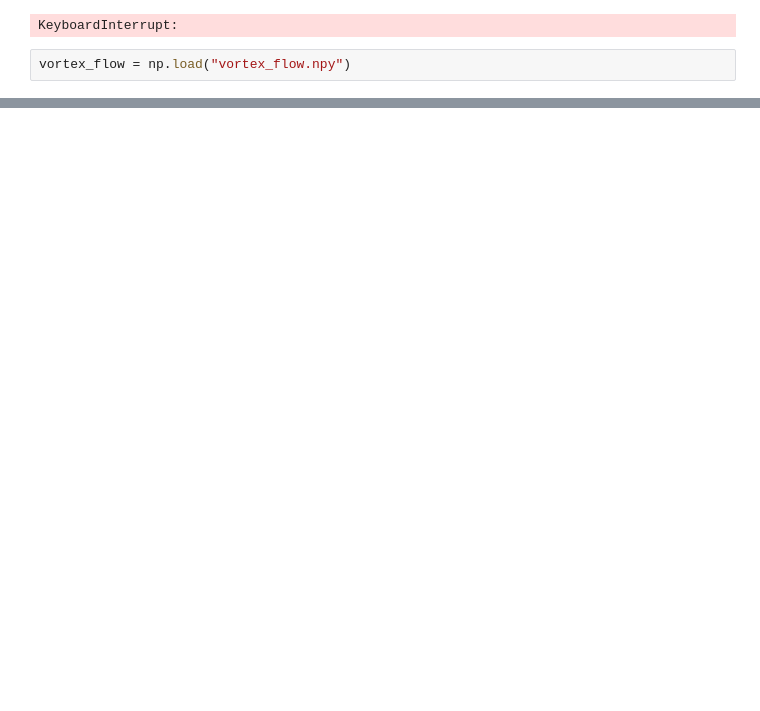
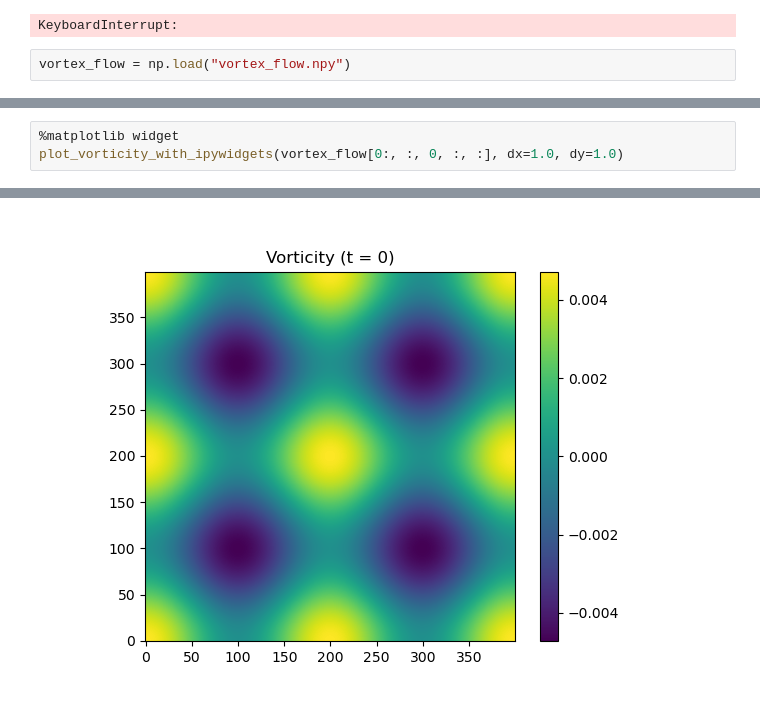
Before and after one commit to yuchenyan0107/LBM_Diffusion, a Jupyter notebook: LBM_MS_Python_CuPy/demo_decay_vortex.ipynb, the cells around one changed output, grey strips where cells are left out. Cells and saved outputs as stored; diff of their text form; blank space fills up the shorter version.

```diff
--- a/LBM_MS_Python_CuPy/demo_decay_vortex.ipynb
+++ b/LBM_MS_Python_CuPy/demo_decay_vortex.ipynb
@@ -168,0 +222,4 @@ viscosity_kinematic =  0.05377237645762337
+# %%
+%matplotlib widget
+plot_vorticity_with_ipywidgets(vortex_flow[0:, :, 0, :, :], dx=1.0, dy=1.0)
+# %% [output]
@@ -168,0 +227 @@ viscosity_kinematic =  0.05377237645762337
+[figure, added]
```
Also changed, not shown: parts of 11 cells of this notebook, 1 other file.
